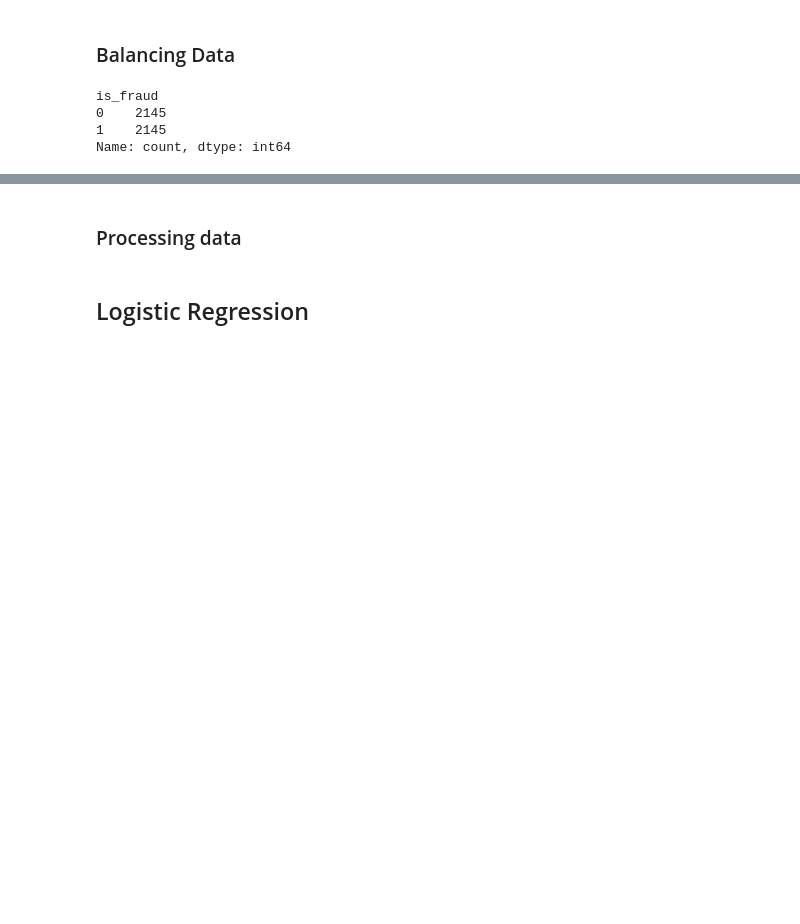
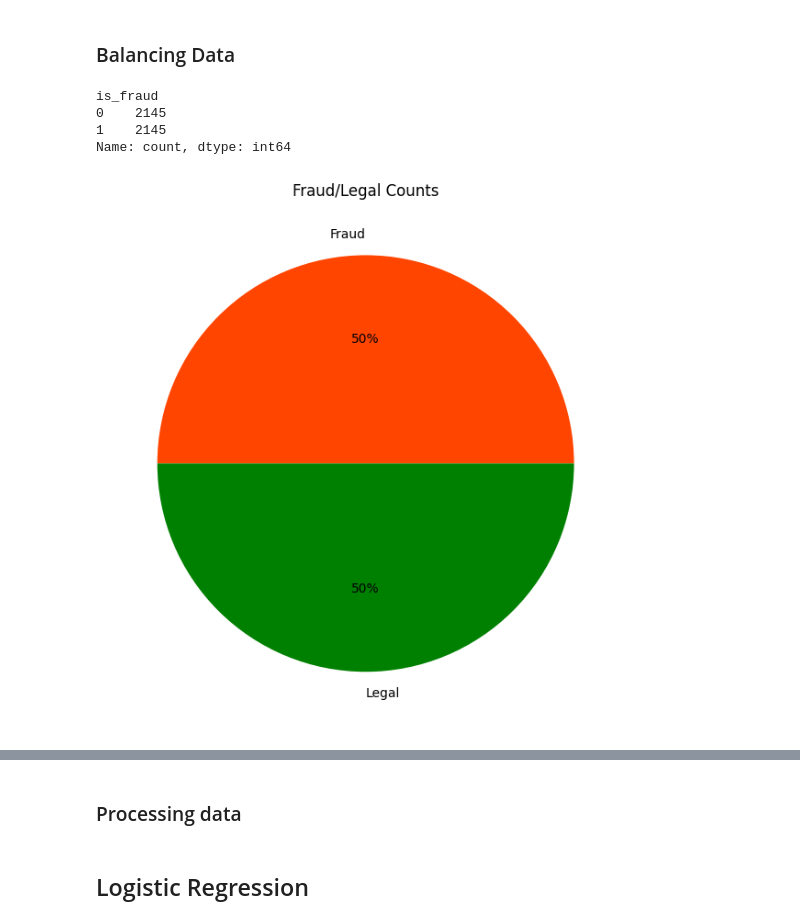
Before and after one commit to GabrielVrabie007/Project_Sigmoid_AI, a Jupyter notebook: analysis/card_fraud.ipynb, the cells around one changed output, grey strips where cells are left out. Cells and saved outputs as stored; diff of their text form; code cells hidden in the pictures; blank space fills up the shorter version.

Commit message:
Add plot visualizing dataset balance

```diff
--- a/analysis/card_fraud.ipynb
+++ b/analysis/card_fraud.ipynb
@@ -115,6 +115,16 @@ is_fraud
 0    2145
 1    2145
 Name: count, dtype: int64
+# %%
+exit_counts = balanced_dataset["is_fraud"].value_counts()
+plt.figure(figsize=(12, 6))
+plt.subplot(1, 2, 1)  # Subplot for the pie chart
+plt.pie(exit_counts, labels=["Fraud", "Legal"], autopct="%0.0f%%",colors=["orangered","green"])
+plt.title("Fraud/Legal Counts")
+plt.tight_layout()  # Adjust layout to prevent overlapping
+plt.show()
+# %% [output]
+[figure, added]
 # %%
 #Tranform to datetime to can read data as strings
 
```
Also changed, not shown: parts of 4 cells of this notebook.
